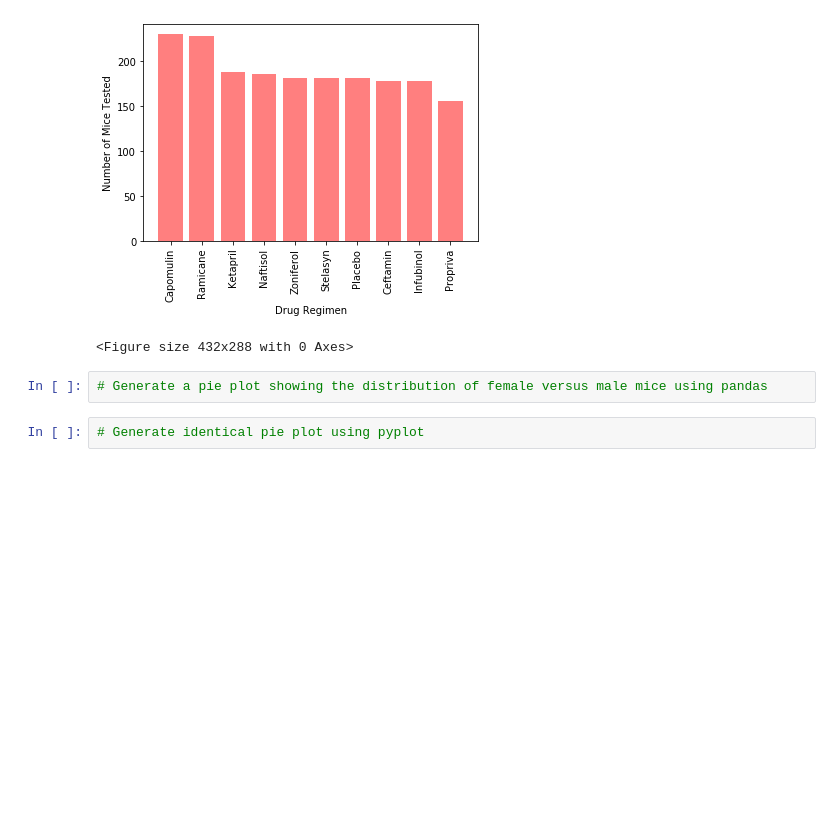
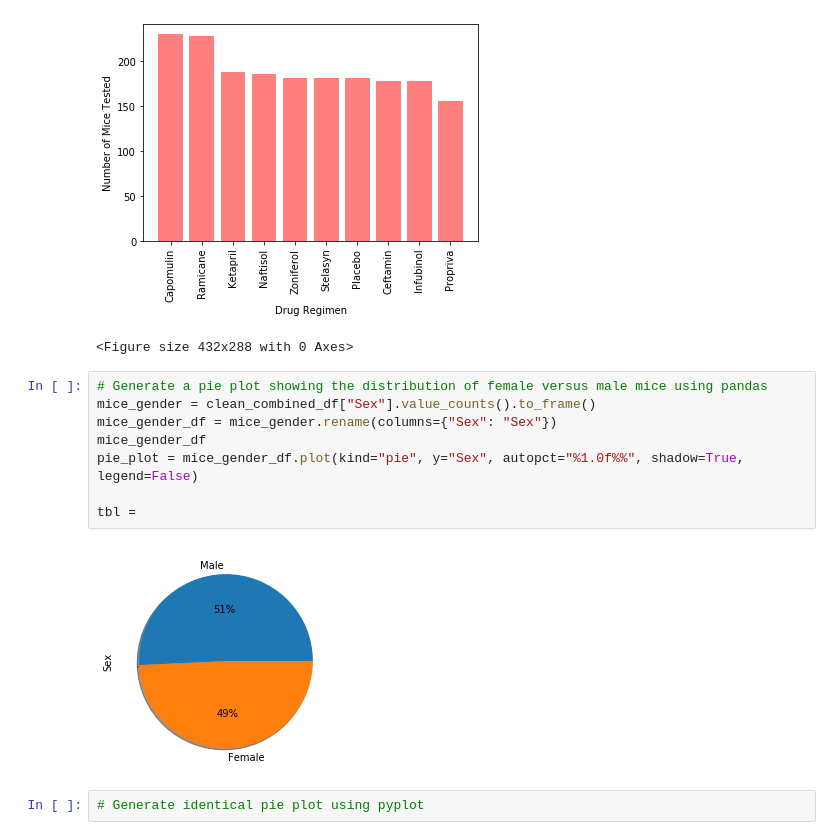
Before and after one commit to bay0624/Matplotlib-Challenge, a Jupyter notebook: pymaceuticals_starter.ipynb, the cells around one changed output. Drawn from its saved outputs; the diff is of its cells as text; blank space fills up the shorter version.

```diff
--- a/pymaceuticals_starter.ipynb
+++ b/pymaceuticals_starter.ipynb
@@ -127,6 +126,14 @@ plt.tight_layout()
 <Figure size 432x288 with 0 Axes>
 # %%
 # Generate a pie plot showing the distribution of female versus male mice using pandas
+mice_gender = clean_combined_df["Sex"].value_counts().to_frame()
+mice_gender_df = mice_gender.rename(columns={"Sex": "Sex"})
+mice_gender_df
+pie_plot = mice_gender_df.plot(kind="pie", y="Sex", autopct="%1.0f%%", shadow=True, legend=False)
+
+tbl =
+# %% [output]
+[figure, added]
 # %%
 # Generate identical pie plot using pyplot
 # %% [markdown]
```
Also changed, not shown: parts of 1 cell of this notebook.
